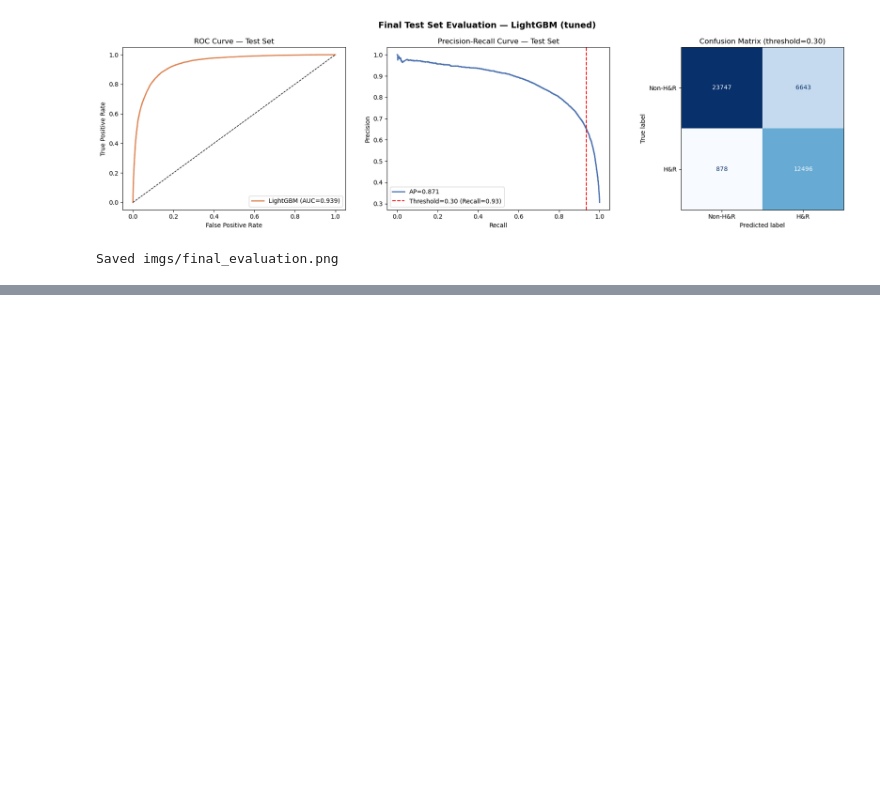
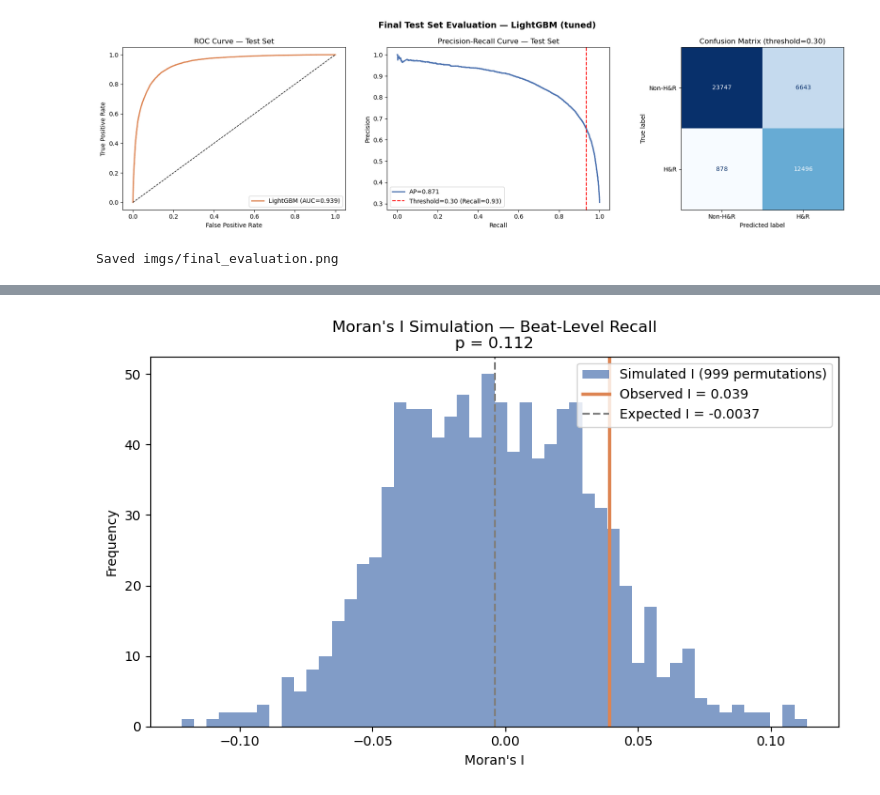
Before and after one commit to casagochman/chicago-hit-and-run, a Jupyter notebook: multi_ds/chicago_hitnrun_v2_multidataset.ipynb, the cells around one changed output, grey strips where cells are left out. Cells and saved outputs as stored; diff of their text form; code cells hidden in the pictures; blank space fills up the shorter version.

```diff
--- a/multi_ds/chicago_hitnrun_v2_multidataset.ipynb
+++ b/multi_ds/chicago_hitnrun_v2_multidataset.ipynb
@@ -1678,0 +1822,84 @@ Saved imgs/final_evaluation.png
+# %%
+import sys
+!{sys.executable} -m pip install esda -q
+
+from libpysal.weights import Queen
+from esda.moran import Moran
+import matplotlib.pyplot as plt
+import numpy as np
+
+# ── Subset to beats with recall data only ─────────────────────────────────
+beats_valid = beats_merged[beats_merged["recall"].notna()].copy().reset_index(drop=True)
+print(f"Beats used for Moran's I: {len(beats_valid)}")
+
+# ── Spatial weights: Queen contiguity ─────────────────────────────────────
+w = Queen.from_dataframe(beats_valid, silence_warnings=True)
+w.transform = "r"
+
+# ── Moran's I on recall ───────────────────────────────────────────────────
+recall_vals = beats_valid["recall"].values
+moran = Moran(recall_vals, w, permutations=999)
+
+print(f"Moran's I (recall):  {moran.I:.4f}")
+print(f"Expected I:          {moran.EI:.4f}")
+print(f"p-value (sim):       {moran.p_sim:.4f}")
+print(f"z-score:             {moran.z_sim:.4f}")
+print()
+if moran.p_sim < 0.05:
+    if moran.I > 0:
+        print("Significant POSITIVE spatial autocorrelation: low-recall beats cluster together.")
+        print("The model has geographically concentrated blind spots.")
+    else:
+        print("Significant NEGATIVE spatial autocorrelation: low-recall beats are dispersed.")
+else:
+    print("No significant spatial autocorrelation: model errors are spatially random.")
+    print("Failures are driven by feature ambiguity, not geography.")
+
+# ── Moran simulation plot ─────────────────────────────────────────────────
+fig, ax = plt.subplots(figsize=(8, 5))
+ax.hist(moran.sim, bins=50, color="#4C72B0", alpha=0.7, label="Simulated I (999 permutations)")
+ax.axvline(moran.I,  color="#DD8452", lw=2.5, label=f"Observed I = {moran.I:.3f}")
+ax.axvline(moran.EI, color="grey",    lw=1.5, ls="--", label=f"Expected I = {moran.EI:.4f}")
+ax.set_xlabel("Moran's I"); ax.set_ylabel("Frequency")
+ax.set_title(f"Moran's I Simulation — Beat-Level Recall\np = {moran.p_sim:.3f}")
+ax.legend()
+plt.tight_layout()
+plt.savefig("imgs/morans_i_recall.png", dpi=150, bbox_inches="tight")
+plt.show(); plt.close()
+print("Saved imgs/morans_i_recall.png")
+
+# ── Moran's I on precision ────────────────────────────────────────────────
+beats_prec = beats_merged[beats_merged["precision"].notna()].copy().reset_index(drop=True)
+w_prec = Queen.from_dataframe(beats_prec, silence_warnings=True)
+w_prec.transform = "r"
+
+prec_vals = beats_prec["precision"].values
+moran_prec = Moran(prec_vals, w_prec, permutations=999)
+
+print(f"\nMoran's I (precision): {moran_prec.I:.4f}")
+print(f"Expected I:            {moran_prec.EI:.4f}")
+print(f"p-value (sim):         {moran_prec.p_sim:.4f}")
+print(f"z-score:               {moran_prec.z_sim:.4f}")
+print()
+if moran_prec.p_sim < 0.05:
+    if moran_prec.I > 0:
+        print("Significant POSITIVE spatial autocorrelation: low-precision beats cluster together.")
+        print("False alarm hotspots are geographically concentrated.")
+    else:
+        print("Significant NEGATIVE spatial autocorrelation: low-precision beats are dispersed.")
+else:
+    print("No significant spatial autocorrelation in precision: false alarms are spatially random.")
+
+# ── Precision simulation plot ─────────────────────────────────────────────
+fig, ax = plt.subplots(figsize=(8, 5))
+ax.hist(moran_prec.sim, bins=50, color="#4C72B0", alpha=0.7, label="Simulated I (999 permutations)")
+ax.axvline(moran_prec.I,  color="#DD8452", lw=2.5, label=f"Observed I = {moran_prec.I:.3f}")
+ax.axvline(moran_prec.EI, color="grey",    lw=1.5, ls="--", label=f"Expected I = {moran_prec.EI:.4f}")
+ax.set_xlabel("Moran's I"); ax.set_ylabel("Frequency")
+ax.set_title(f"Moran's I Simulation — Beat-Level Precision\np = {moran_prec.p_sim:.3f}")
+ax.legend()
+plt.tight_layout()
+plt.savefig("imgs/morans_i_precision.png", dpi=150, bbox_inches="tight")
+plt.show(); plt.close()
+print("Saved imgs/morans_i_precision.png")
+# %% [output]
@@ -1678,0 +1914 @@ Saved imgs/final_evaluation.png
+[figure, added]
```
Also changed, not shown: parts of 10 cells of this notebook, 14 other files.
